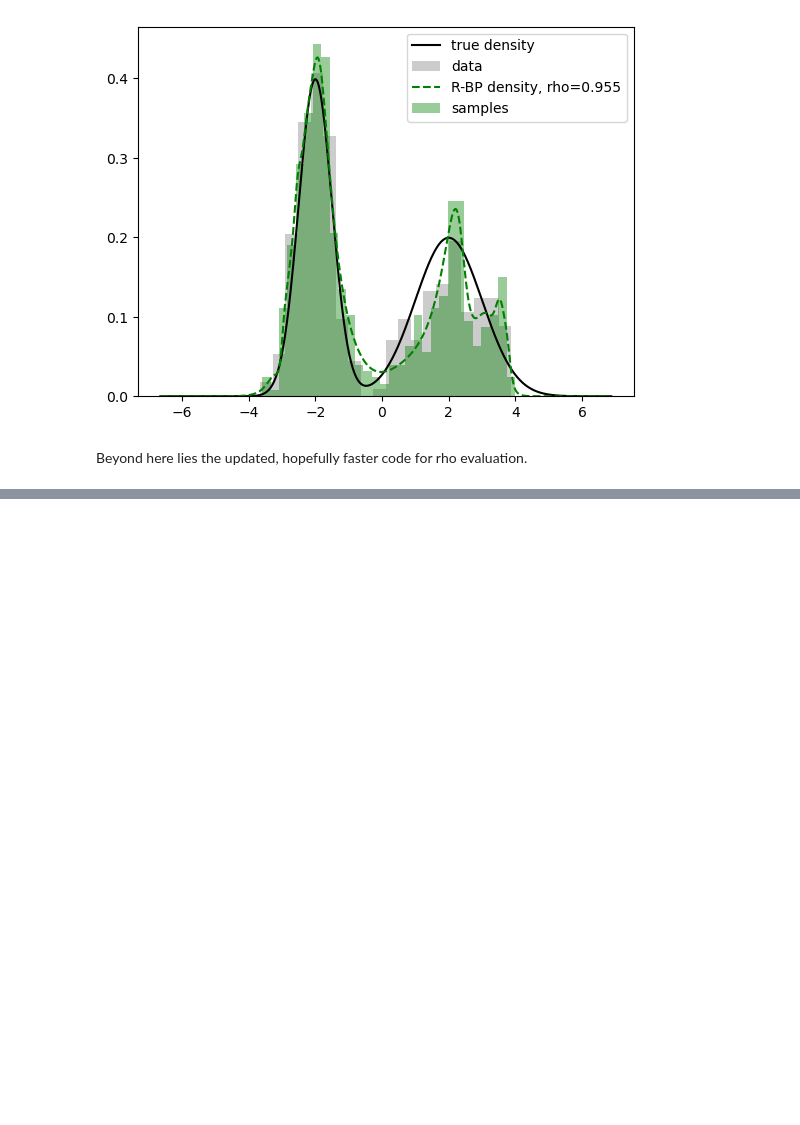
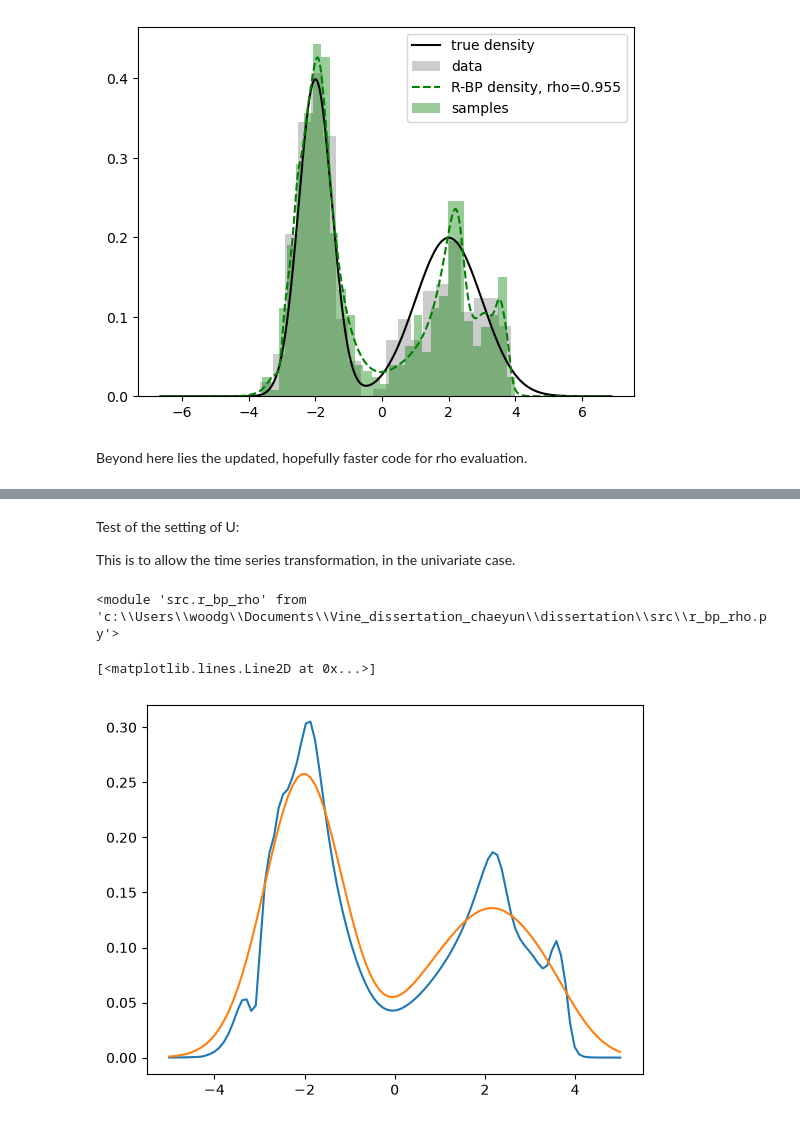
Before and after one commit to chaeyunkimm/dissertation, a Jupyter notebook: experiments.ipynb, the cells around one changed output, grey strips where cells are left out. Saved outputs shown, nothing was run; the diff lists cells and outputs as text; code cells hidden in the pictures; blank space fills up the shorter version.

```diff
--- a/experiments.ipynb
+++ b/experiments.ipynb
@@ -142,9 +138,9 @@ kde = gaussian_kde(x)
 
 x_x_grid = np.concat((x, x_grid), axis=0)
 
-p0_grid = kde(x_x_grid)
+p0_grid = kde(x)
 
-P0_grid = np.mean(ndtr((x_x_grid - kde.dataset.T) / kde.factor), axis=0)
+P0_grid = np.mean(ndtr((x - kde.dataset.T) / kde.factor), axis=0)
 # %%
 rho_adam, rho_path_adam, loss_path_adam = rho_torch.estimate_rho_adam_edit(n=len(x), p0_grid=p0_grid, P0_grid=P0_grid, lr=0.05, n_iter=300)
 
@@ -154,0 +154,28 @@ best rho (ADAM): 0.9327941209191642
+# %%
+rho = rho_torch.estimate_rho_optim(len(x), p0_grid, P0_grid)
+
+#nll = rho_torch.neg_log_like(0.5, len(x), p0_grid, P0_grid)
+# %% [markdown]
+Test of the setting of U:
+
+This is to allow the time series transformation, in the univariate case.
+# %%
+import src.r_bp_rho as fix_rho
+importlib.reload(fix_rho)
+# %% [output]
+<module 'src.r_bp_rho' from 'c:\\Users\\woodg\\Documents\\Vine_dissertation_chaeyun\\dissertation\\src\\r_bp_rho.py'>
+# %%
+coeffs = fix_rho.R_BP_coefs(rho, p0_grid, P0_grid)
+# %%
+grid = np.linspace(-5, 5, 100)
+
+p0 = kde(grid)
+P0 = np.mean(ndtr((grid - kde.dataset.T) / kde.factor), axis=0)
+
+p, P = fix_rho.R_BP_density_U(rho, p0, P0, coeffs)
+# %%
+plt.plot(grid, p)
+plt.plot(grid, p0)
+# %% [output]
+[<matplotlib.lines.Line2D at 0x...>]
+[figure, added]
```
Also changed, not shown: parts of 4 cells of this notebook, 2 other files.
